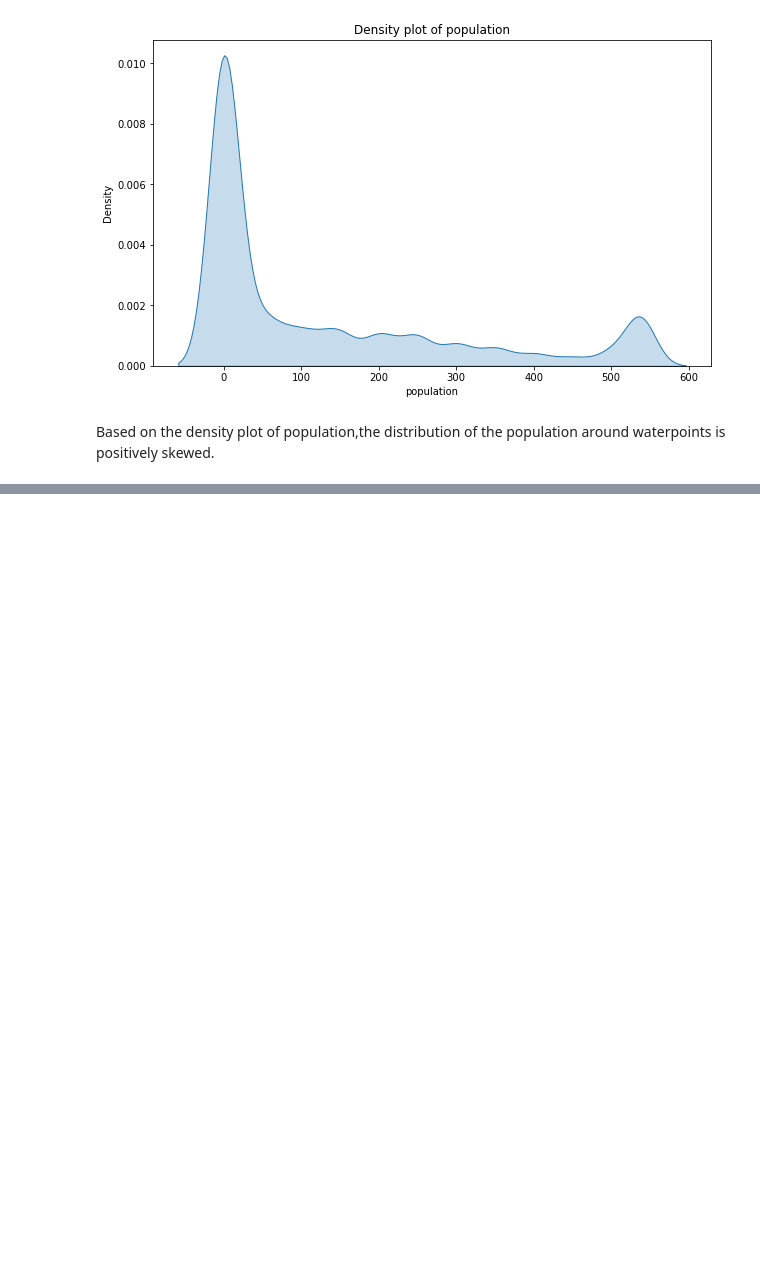
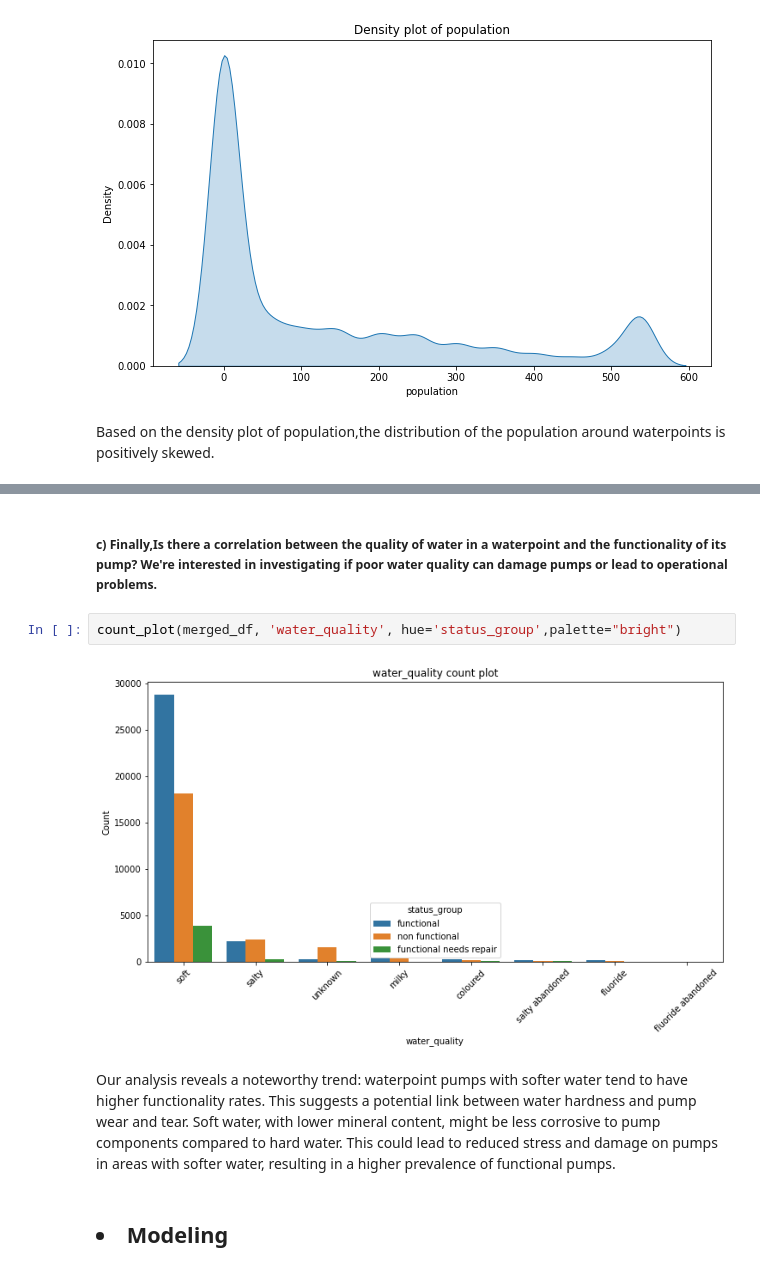
Before and after one commit to Cdasilver29/well-classification-documented, a Jupyter notebook: Technical.ipynb, the cells around one changed output, grey strips where cells are left out. Drawn from its saved outputs; the diff is of its cells as text; blank space fills up the shorter version.

```diff
--- a/Technical.ipynb
+++ b/Technical.ipynb
@@ -1022,0 +1050,10 @@ Based on the density plot of population,the distribution of the population aroun
+# %% [markdown]
+##### c) Finally,Is there a correlation between the quality of water in a waterpoint and the functionality of its pump? We're interested in investigating if poor water quality can damage pumps or lead to operational problems.
+# %%
+count_plot(merged_df, 'water_quality', hue='status_group',palette="bright")
+# %% [output]
+[figure, added]
+# %% [markdown]
+Our analysis reveals a noteworthy trend: waterpoint pumps with softer water tend to have higher functionality rates. This suggests a potential link between water hardness and pump wear and tear. Soft water, with lower mineral content, might be less corrosive to pump components compared to hard water. This could lead to reduced stress and damage on pumps in areas with softer water, resulting in a higher prevalence of functional pumps.
+# %% [markdown]
+## <li> **Modeling**
```
Also changed, not shown: parts of 16 cells of this notebook.
